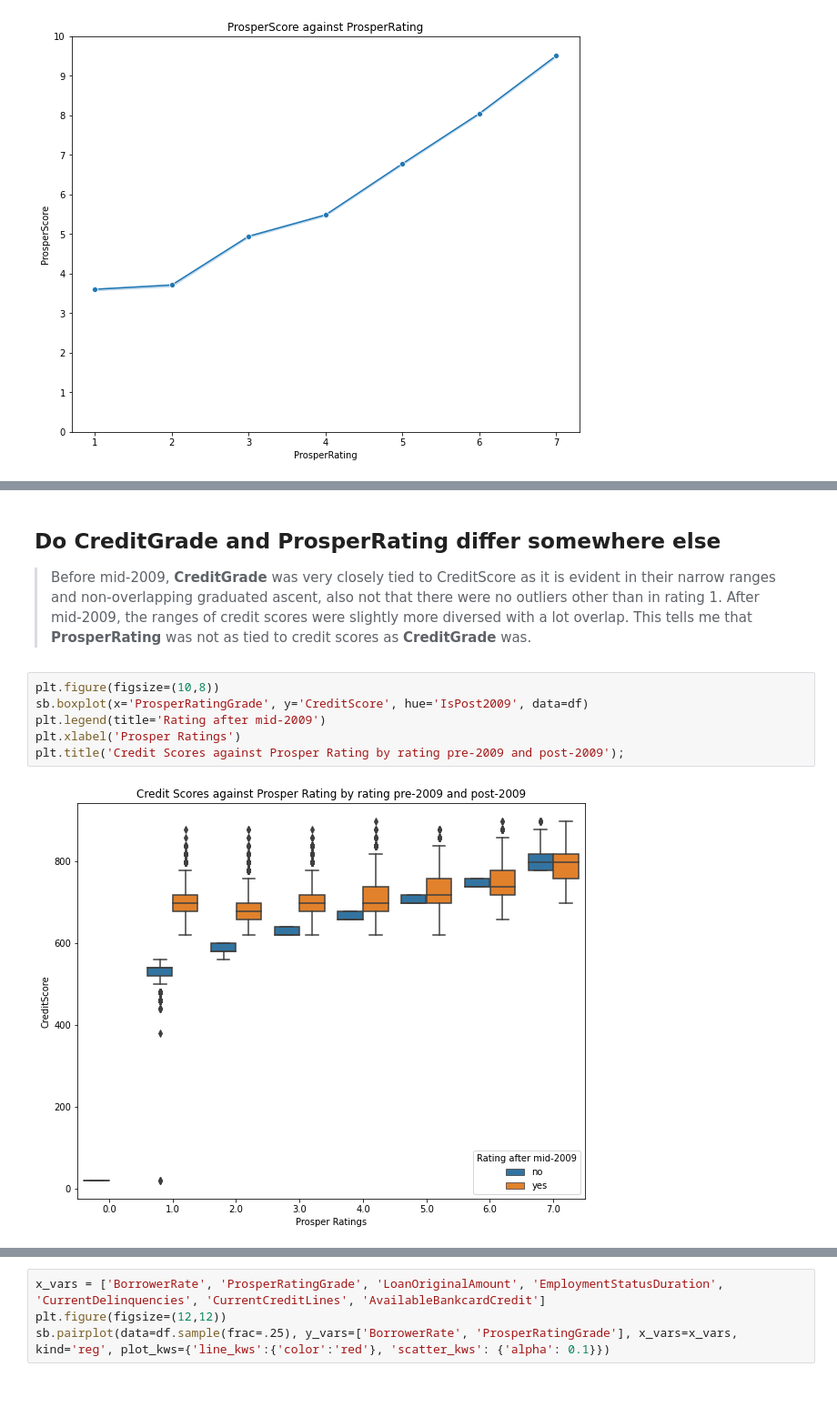
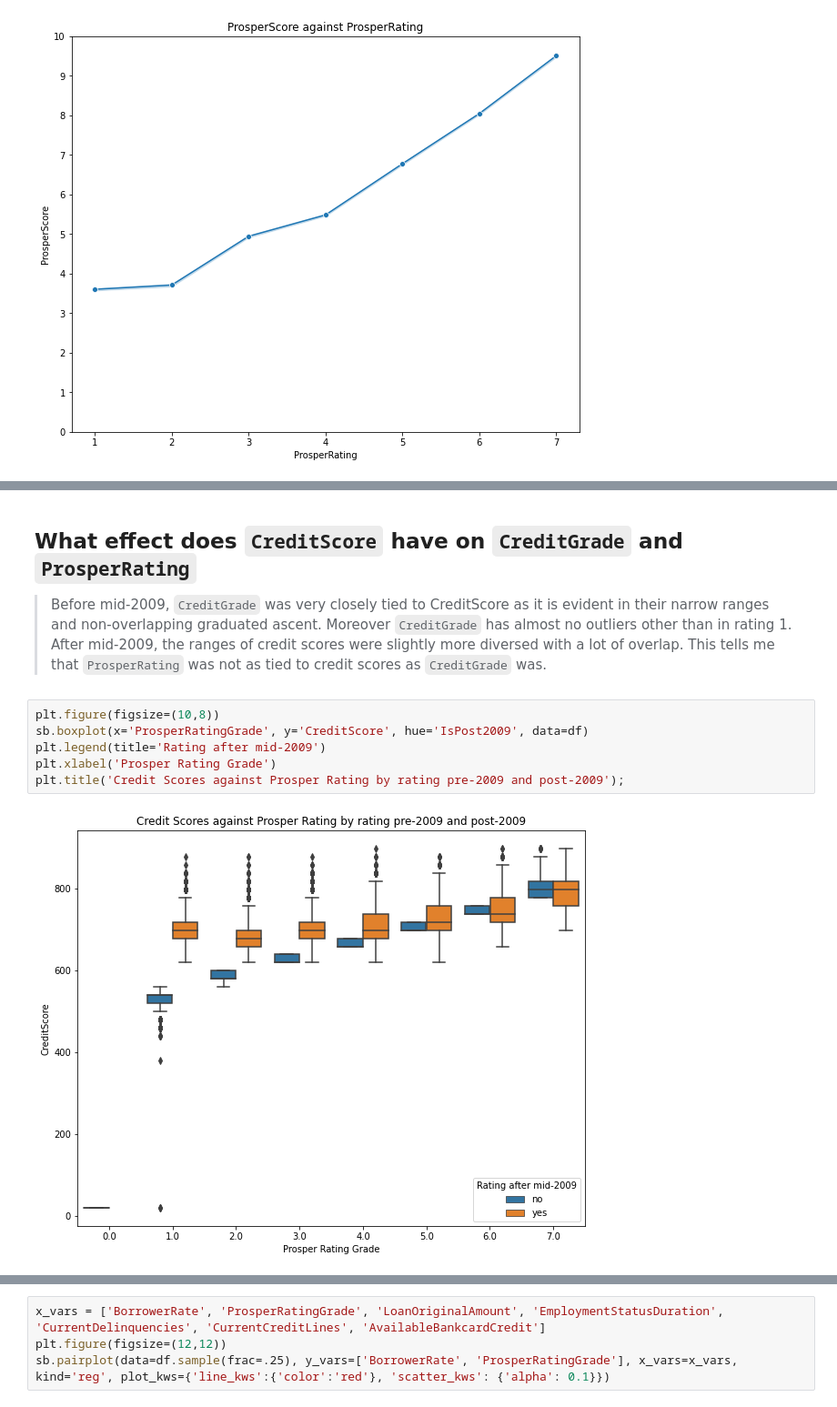
Before and after one commit to alf808/preposterous-octopus, a Jupyter notebook: explanatory_loan_data_slide_deck.ipynb, the cells around one changed output, grey strips where cells are left out. Shown at 91% size. Drawn from its saved outputs; the diff is of its cells as text.

```diff
--- a/explanatory_loan_data_slide_deck.ipynb
+++ b/explanatory_loan_data_slide_deck.ipynb
@@ -259,13 +259,13 @@ plt.title('Borrower Rate against combined Prosper Ratings by rating pre-2009 and
 # %% [markdown]
-## Do **CreditGrade** and **ProsperRating** differ somewhere else
+## What effect does **`CreditScore`** have on **`CreditGrade`** and **`ProsperRating`**
 
-> Before mid-2009, **CreditGrade** was very closely tied to CreditScore as it is evident in their narrow ranges and non-overlapping graduated ascent, also not that there were no outliers other than in rating 1. After mid-2009, the ranges of credit scores were slightly more diversed with a lot overlap. This tells me that **ProsperRating** was not as tied to credit scores as **CreditGrade** was.
+> Before mid-2009, `CreditGrade` was very closely tied to CreditScore as it is evident in their narrow ranges and non-overlapping graduated ascent. Moreover `CreditGrade` has almost no outliers other than in rating 1. After mid-2009, the ranges of credit scores were slightly more diversed with a lot of overlap. This tells me that `ProsperRating` was not as tied to credit scores as `CreditGrade` was.
 # %%
 plt.figure(figsize=(10,8))
 sb.boxplot(x='ProsperRatingGrade', y='CreditScore', hue='IsPost2009', data=df)
 plt.legend(title='Rating after mid-2009')
-plt.xlabel('Prosper Ratings')
+plt.xlabel('Prosper Rating Grade')
 plt.title('Credit Scores against Prosper Rating by rating pre-2009 and post-2009');
 # %% [output]
-[figure, old version]
+[figure, new version]
 # %% [markdown]
```
Also changed, not shown: parts of 8 cells of this notebook.
